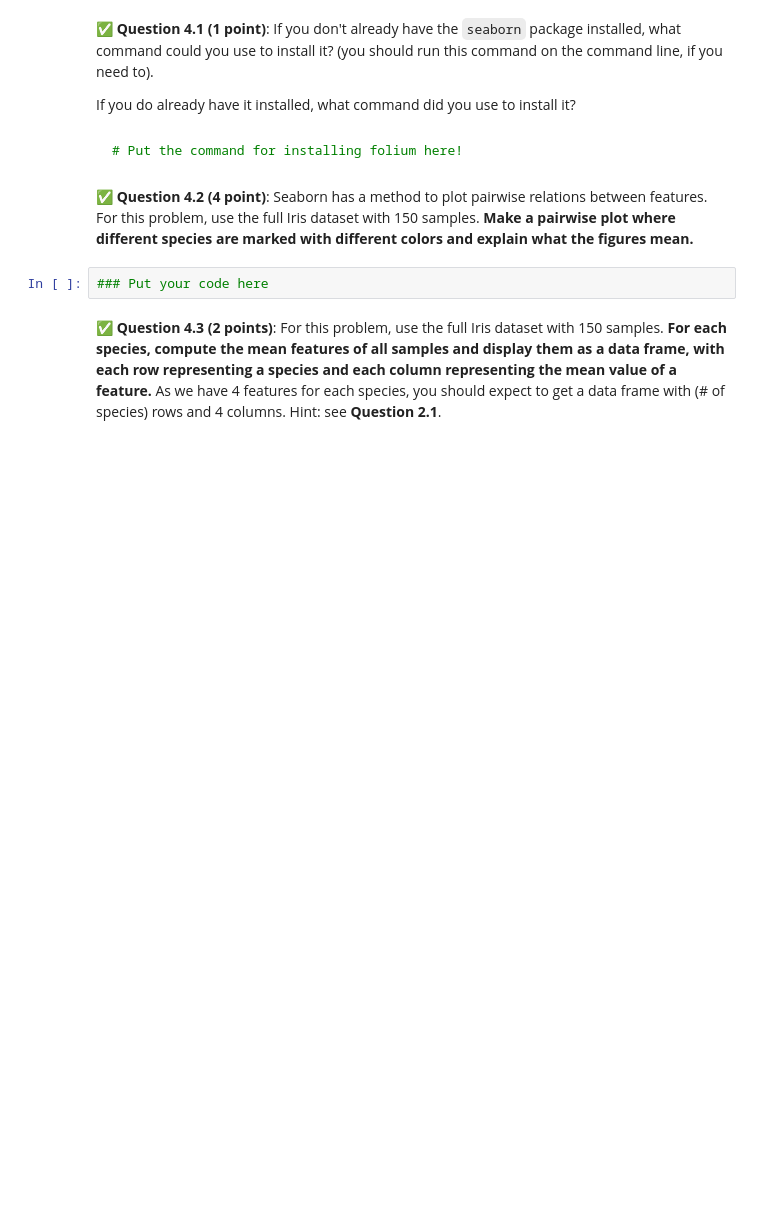
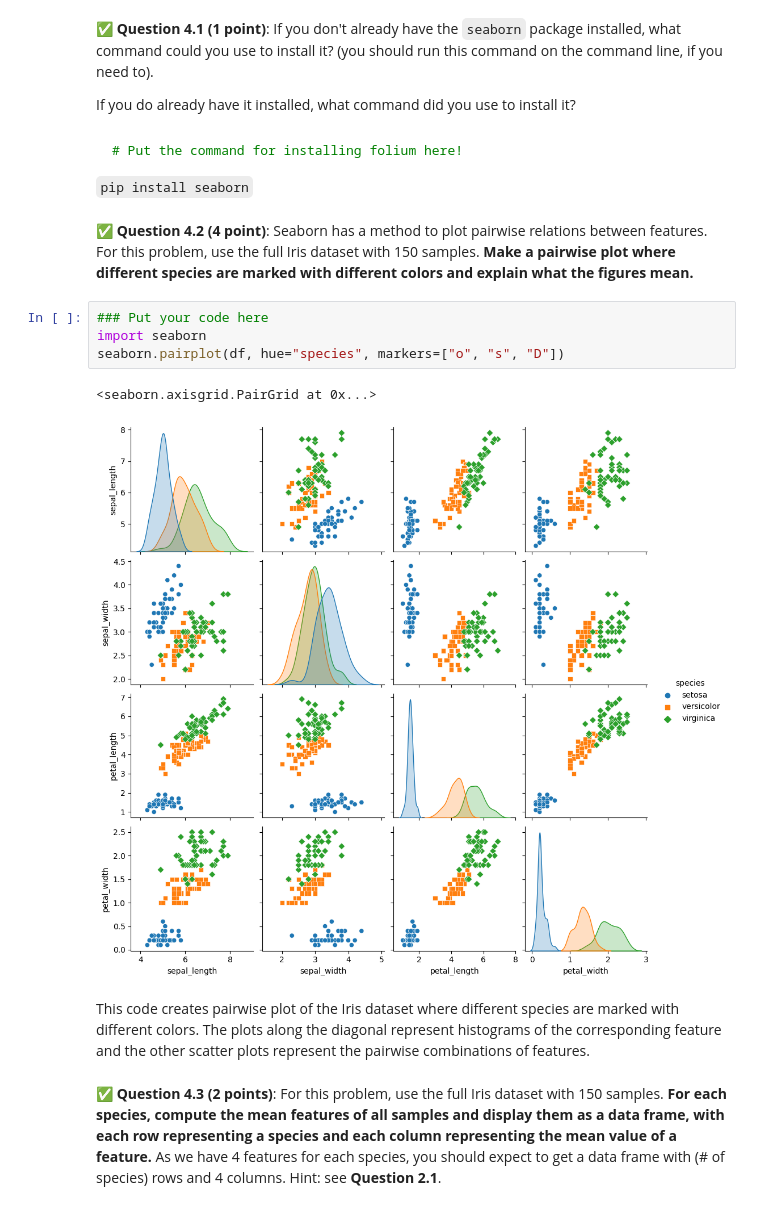
Before and after one commit to haileykuplerski/cmse202-s24-turnin, a Jupyter notebook: hw-01/HW-01_GitPracticeDebuggingPythonPackagesAndClasses-Hailey Kuplerski.ipynb, the cells around one changed output. Cells and saved outputs as stored; diff of their text form; blank space fills up the shorter version.

````diff
--- a/hw-01/HW-01_GitPracticeDebuggingPythonPackagesAndClasses-Hailey Kuplerski.ipynb
+++ b/hw-01/HW-01_GitPracticeDebuggingPythonPackagesAndClasses-Hailey Kuplerski.ipynb
@@ -485,10 +485,19 @@ If you do already have it installed, what command did you use to install it?
 ```bash
 # Put the command for installing folium here!
 ```
+
+`pip install seaborn`
 # %% [markdown]
 &#9989; **Question 4.2 (4 point)**: Seaborn has a method to plot pairwise relations between features. For this problem, use the full Iris dataset with 150 samples. **Make a pairwise plot where different species are marked with different colors and explain what the figures mean.**
 # %%
 ### Put your code here
+import seaborn
+seaborn.pairplot(df, hue="species", markers=["o", "s", "D"])
+# %% [output]
+<seaborn.axisgrid.PairGrid at 0x...>
+[figure, added]
+# %% [markdown]
+This code creates pairwise plot of the Iris dataset where different species are marked with different colors. The plots along the diagonal represent histograms of the corresponding feature and the other scatter plots represent the pairwise combinations of features.
 # %% [markdown]
 &#9989; **Question 4.3 (2 points)**: For this problem, use the full Iris dataset with 150 samples. **For each species, compute the mean features of all samples and display them as a data frame, with each row representing a species and each column representing the mean value of a feature.** As we have 4 features for each species, you should expect to get a data frame with (# of species) rows and 4 columns. Hint: see **Question 2.1**.
 # %%
````
Also changed, not shown: parts of 4 cells of this notebook.
